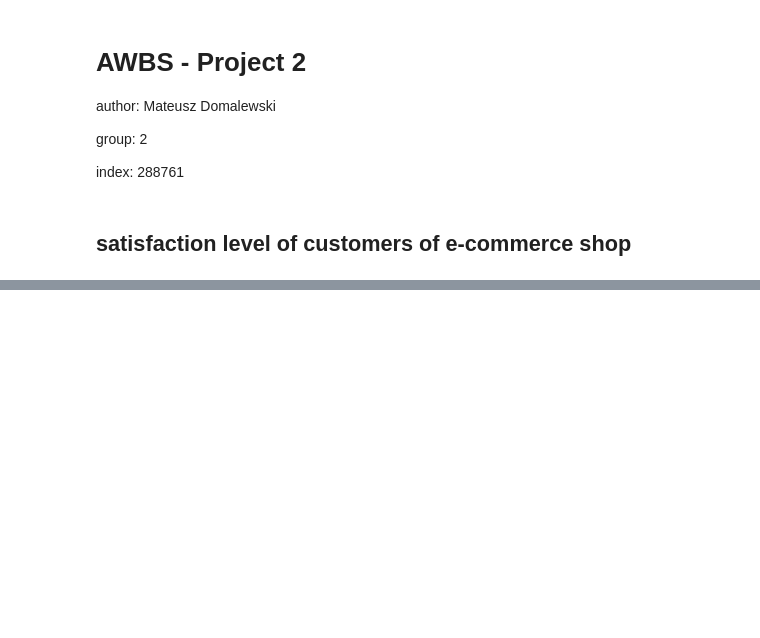
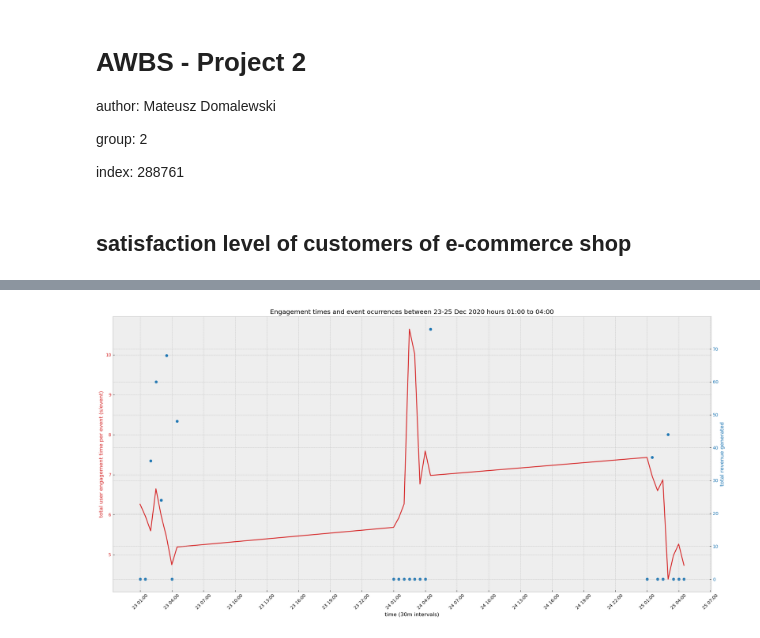
Before and after one commit to TypicalUsername-ai/customer-behavior, a Jupyter notebook: customer_behavior.ipynb, the cells around one changed output, grey strips where cells are left out. Cells and saved outputs as stored; diff of their text form; code cells hidden in the pictures; blank space fills up the shorter version.

```diff
--- a/customer_behavior.ipynb
+++ b/customer_behavior.ipynb
@@ -41,0 +243,32 @@ ecomm = ecomm.drop_nulls()
+# %%
+engagement = engagement.filter(pl.col("event_timestamp").dt.hour().is_between(1, 4))
+time, eng, events, revenue = engagement.cast({"event_timestamp" : pl.String}).to_numpy().transpose()
+
+time = time.astype(np.datetime64)
+# %%
+fig, ax1 = plt.subplots(figsize=[20,10])
+
+plt.title("Engagement times and event ocurrences between 23-25 Dec 2020 hours 01:00 to 04:00")
+
+color = 'tab:red'
+ax1.set_xlabel('time (30m intervals)')
+
+ax1.xaxis.set_major_locator(mdates.HourLocator(interval=3))
+ax1.xaxis.set_major_formatter(mdates.DateFormatter('%d %H:%M'))
+plt.xticks(rotation=45)
+
+ax1.set_ylabel('total user engagement time per event (s/event)', color=color)
+ax1.plot(time, eng / events, color=color)
+ax1.tick_params(axis='y', labelcolor=color)
+
+ax2 = ax1.twinx()  # instantiate a second Axes that shares the same x-axis
+
+color = 'tab:blue'
+ax2.set_ylabel('total revenue generated', color=color)  # we already handled the x-label with ax1
+ax2.scatter(time, revenue, color=color)
+ax2.tick_params(axis='y', labelcolor=color)
+
+fig.tight_layout()  # otherwise the right y-label is slightly clipped
+plt.show()
+# %% [output]
+[figure, added]
```
Also changed, not shown: parts of 24 cells of this notebook.
